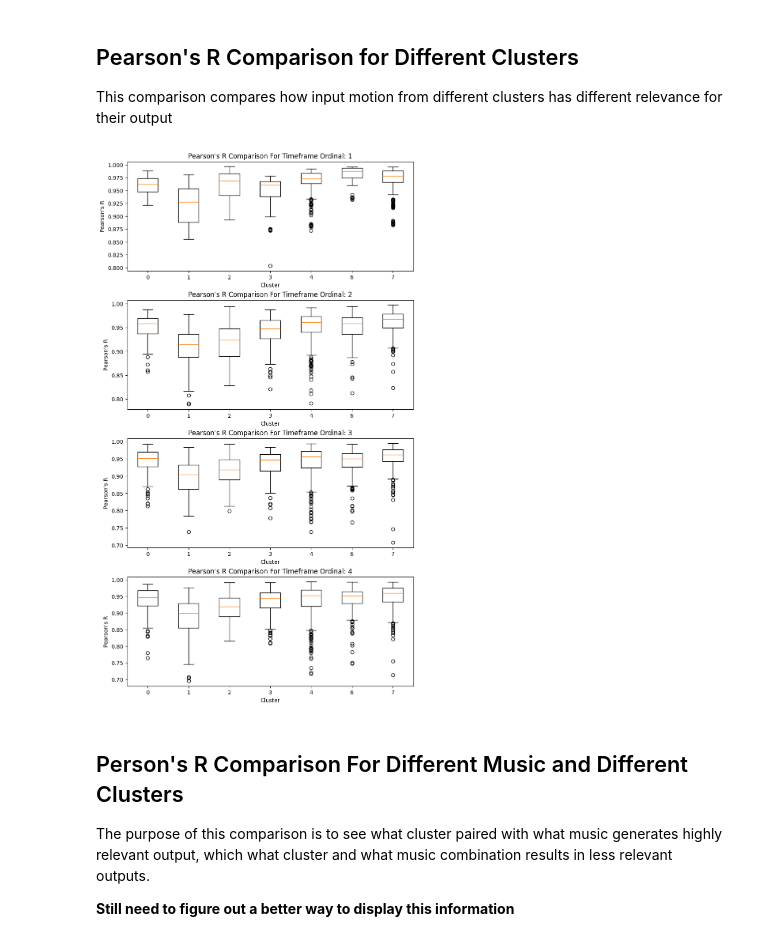
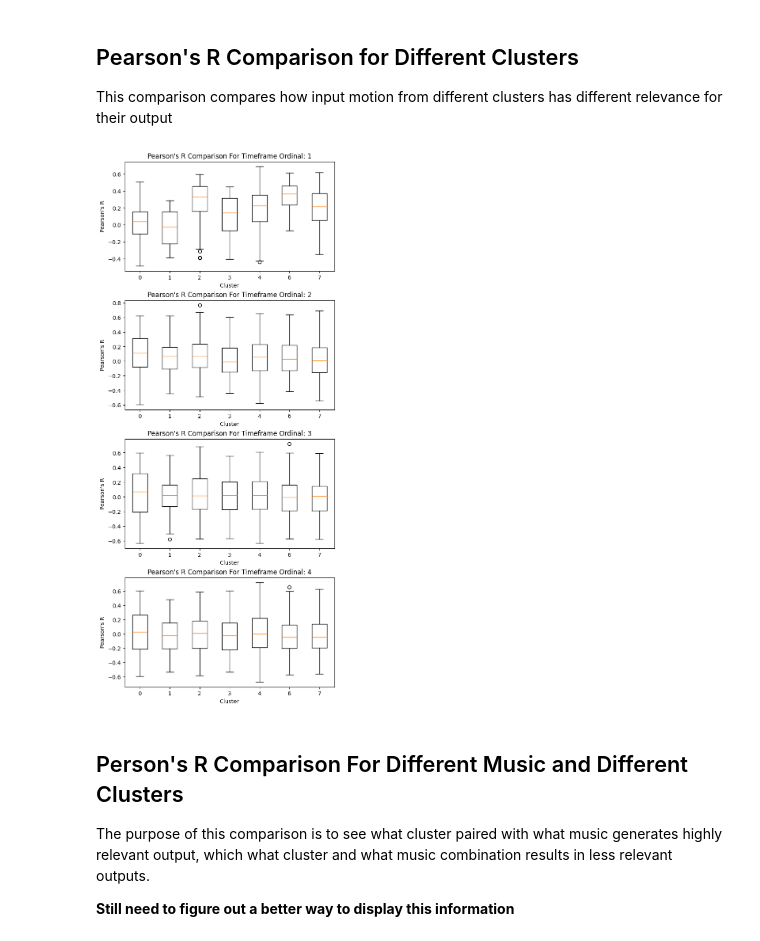
Before and after one commit to yangmma/dance-ai-research-project, a Jupyter notebook: src/utils/laban_analysis/analysis_generated.ipynb, the cells around one changed output. Saved outputs shown, nothing was run; the diff lists cells and outputs as text; code cells hidden in the pictures.

```diff
--- a/src/utils/laban_analysis/analysis_generated.ipynb
+++ b/src/utils/laban_analysis/analysis_generated.ipynb
@@ -92,6 +94,26 @@ output_df = output_df.drop(
     pl.selectors.starts_with("f12_"),
     pl.selectors.starts_with("f16_"),
 )
+from sklearn.preprocessing import StandardScaler
+scaler = StandardScaler()
+name_df = df.clone()
+scaling_df = output_df.drop(
+    pl.col("name"),
+    pl.col("num"),
+    pl.col("win_total"),
+    pl.col("win_split"),
+    pl.col("music"),
+)
+concat_df = output_df.select(
+    pl.col("name"),
+    pl.col("num"),
+    pl.col("win_total"),
+    pl.col("win_split"),
+    pl.col("music"),
+)
+scaling_df = pl.DataFrame(scaler.fit_transform(scaling_df))
+output_df = scaling_df.hstack(concat_df)
+print(output_df)
 
 names = input_df.filter(
     pl.col("name") != "dance_data_23_corrected"
@@ -195,35 +236,35 @@ This comparison compares how input motion from different clusters has different
 # %%
 
 import matplotlib.pylab as plt
 
-fig, axs = plt.subplots(4, 1, figsize=(8, 14), layout="constrained")
+fig, axs = plt.subplots(4, 1, figsize=(6, 14), layout="constrained")
 cluster_df = pl.read_csv("k-means-8n.csv").filter(
     pl.col("cluster") != 5
 )
 joined_df = r_df.join(
     cluster_df,
     on=pl.col("name"),
     how="inner"
 )
 clusters = cluster_df["cluster"].unique().to_list()
 
 for win in range(0, 4):
     r_list = []
     for cluster in clusters:
         rs = joined_df.filter(
             pl.col("win") == win,
             pl.col("cluster") == cluster,
         )["r"].to_numpy()
         r_list.append(rs)
 
     axs[win].boxplot(r_list)
     axs[win].set_xticklabels(clusters)
     axs[win].set_xlabel("Cluster")
     axs[win].set_ylabel("Pearson's R")
     axs[win].set_title(f"Pearson's R Comparison For Timeframe Ordinal: {win + 1}")
 plt.show()
 # %% [output]
-[figure, old version]
+[figure, new version]
 # %% [markdown]
 ## Person's R Comparison For Different Music and Different Clusters
 The purpose of this comparison is to see what cluster paired with what music generates highly relevant output, which what cluster and what music combination results in less relevant outputs.
```
Also changed, not shown: parts of 11 cells of this notebook.
